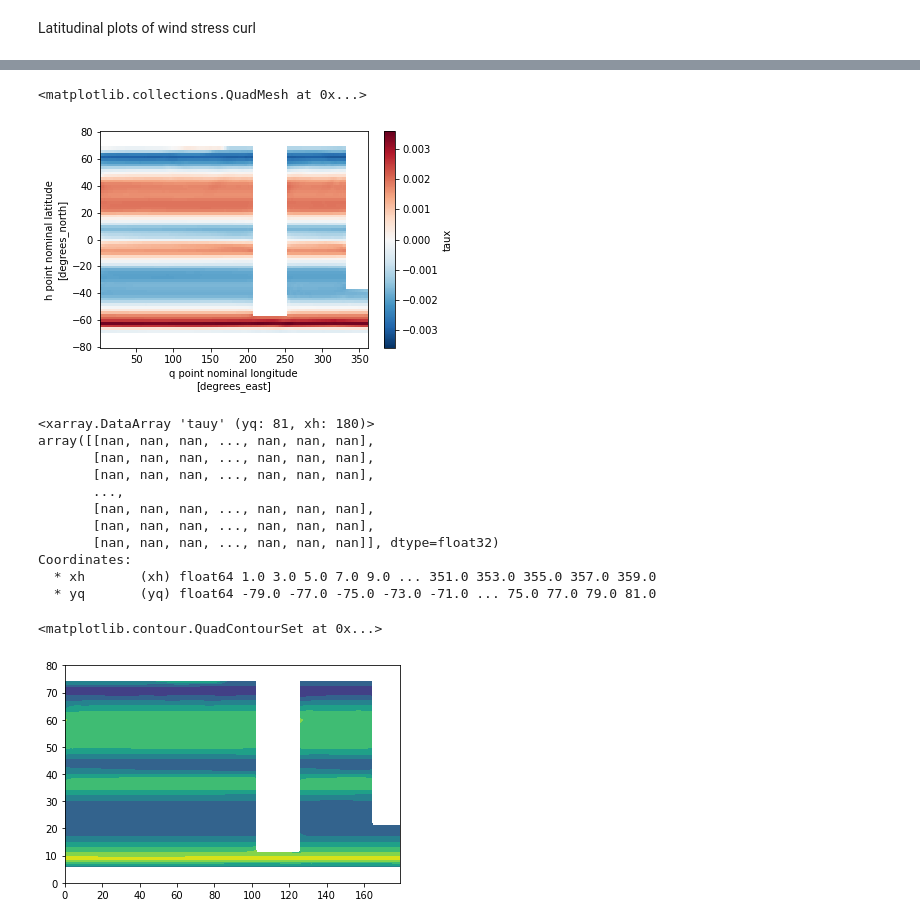
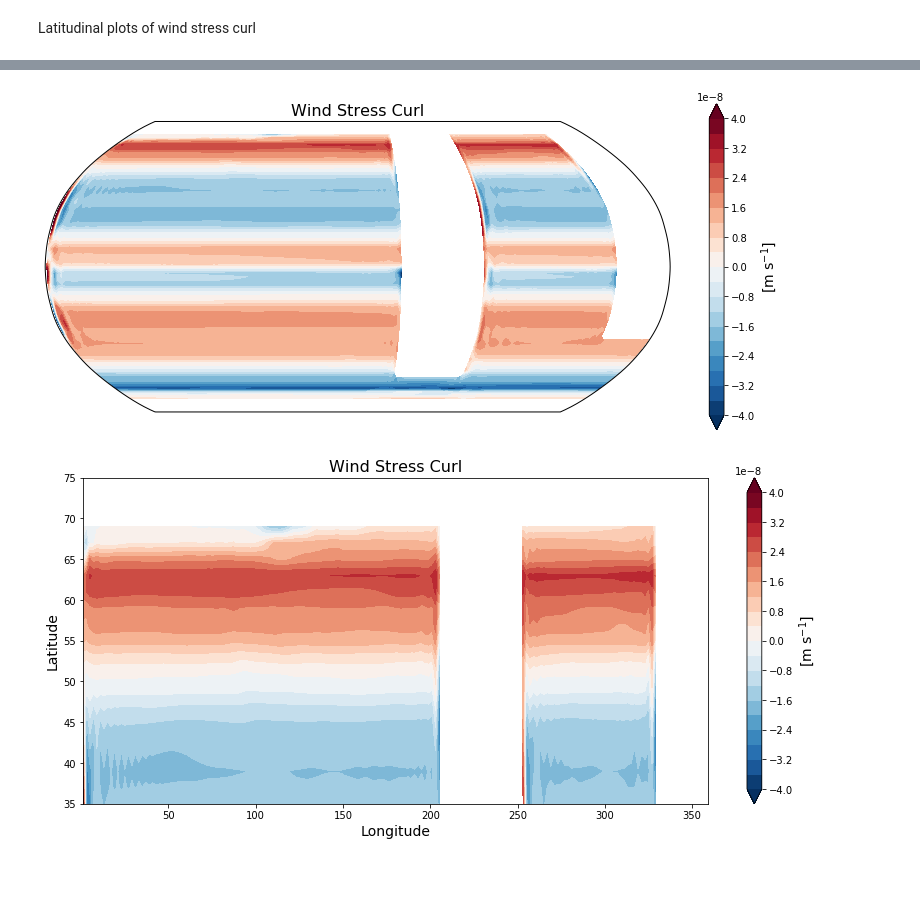
Before and after one commit to s-ragen/AQUA_CODE, a Jupyter notebook: diag_check.ipynb, the cells around one changed output, grey strips where cells are left out. Drawn from its saved outputs; the diff is of its cells as text; code cells hidden in the pictures; blank space fills up the shorter version.

Commit message:
fun with xgcm

```diff
--- a/diag_check.ipynb
+++ b/diag_check.ipynb
@@ -4,6 +6,7 @@ import numpy as np
 import matplotlib.pyplot as plt
 import cartopy.crs as ccrs
 import warnings
+import xgcm
 
 #=================================================
 # Modify paths to point to output files
@@ -34,3 +37,9 @@ warnings.filterwarnings("ignore", message="Mean of empty slice")
 # y = np.where(dy['yq']==-35)[0][0]
 # y_south = np.where(dy['yq']==-71)[0][0]
 # y_north = np.where(dy['yq']==71)[0][0]
+
+
+#=================================================
+# Make grid object for XGCM
+#=================================================
+grid = xgcm.Grid(dm, coords={'x': {'center':'xq', 'left':'xh'}, 'y': {'center':'yq', 'left':'yh'}})
@@ -206,24 +217,40 @@ array([[nan, nan, nan, ..., nan, nan, nan],
-# %%
-dtaux_dy.plot()
-# %% [output]
-<matplotlib.collections.QuadMesh at 0x...>
-[figure, removed]
-# %%
-dtauy_dx
-# %% [output]
-<xarray.DataArray 'tauy' (yq: 81, xh: 180)>
-array([[nan, nan, nan, ..., nan, nan, nan],
-       [nan, nan, nan, ..., nan, nan, nan],
-       [nan, nan, nan, ..., nan, nan, nan],
-       ...,
-       [nan, nan, nan, ..., nan, nan, nan],
-       [nan, nan, nan, ..., nan, nan, nan],
-       [nan, nan, nan, ..., nan, nan, nan]], dtype=float32)
-Coordinates:
-  * xh       (xh) float64 1.0 3.0 5.0 7.0 9.0 ... 351.0 353.0 355.0 357.0 359.0
-  * yq       (yq) float64 -79.0 -77.0 -75.0 -73.0 -71.0 ... 75.0 77.0 79.0 81.0
-# %%
-plt.contourf(dtaux_dy)
-# %% [output]
-<matplotlib.contour.QuadContourSet at 0x...>
-[figure, removed]
+# %%
+dm['XH'], dm['YH'] = latlon_gridm(dm)
+
+dy = grid.diff(dm['YH'], 'y')
+dx = grid.diff(dm['XH'], 'x')
+
+dy = dy.rename({'xh':'xq'})
+dx = dx.rename({'yh':'yq'})
+
+dtaux = grid.diff(dm['taux'], 'y')
+dtaux_dy = dtaux / dy.isel(xq=0)
+
+dtauy = grid.diff(dm['tauy'], 'x')
+dtauy_dx = dtauy / dx.isel(yq=0)
+
+wind_curl = dtauy_dx - dtaux_dy
+# %%
+b = np.linspace(-4e-8, 4e-8, 21, endpoint=True)
+t = np.linspace(-4e-8, 4e-8, 11, endpoint=True)
+fig = plt.figure(figsize=(14, 6))
+ax = fig.add_subplot(1, 1, 1, projection=ccrs.Robinson(central_longitude=180.0))
+plt.contourf(dy['xq'], dy['yq'], wind_curl.mean(dim='time'),
+             b, cmap='RdBu_r', extend='both', transform=ccrs.PlateCarree())
+cbar = plt.colorbar(ticks=t, boundaries=t, spacing='uniform', extend='both')
+cbar.ax.set_ylabel('[m s$^{-1}$]', fontsize=14)
+plt.ylabel('Latitude', fontsize=14), plt.xlabel('Longitude', fontsize=14)
+plt.title('Wind Stress Curl', fontsize=16)
+plt.show()
+
+fig = plt.figure(figsize=(14, 6))
+plt.contourf(dy['xq'], dy['yq'].sel(yq=slice(35, 75)), wind_curl.sel(yq=slice(35, 75)).mean(dim='time'),
+             b, cmap='RdBu_r', extend='both')
+cbar = plt.colorbar(ticks=t, boundaries=t, spacing='uniform', extend='both')
+cbar.ax.set_ylabel('[m s$^{-1}$]', fontsize=14)
+plt.ylabel('Latitude', fontsize=14), plt.xlabel('Longitude', fontsize=14)
+plt.title('Wind Stress Curl', fontsize=16)
+plt.show()
+# %% [output]
+[figure, added]
+[figure, added]
```
Also changed, not shown: parts of 5 cells of this notebook.
